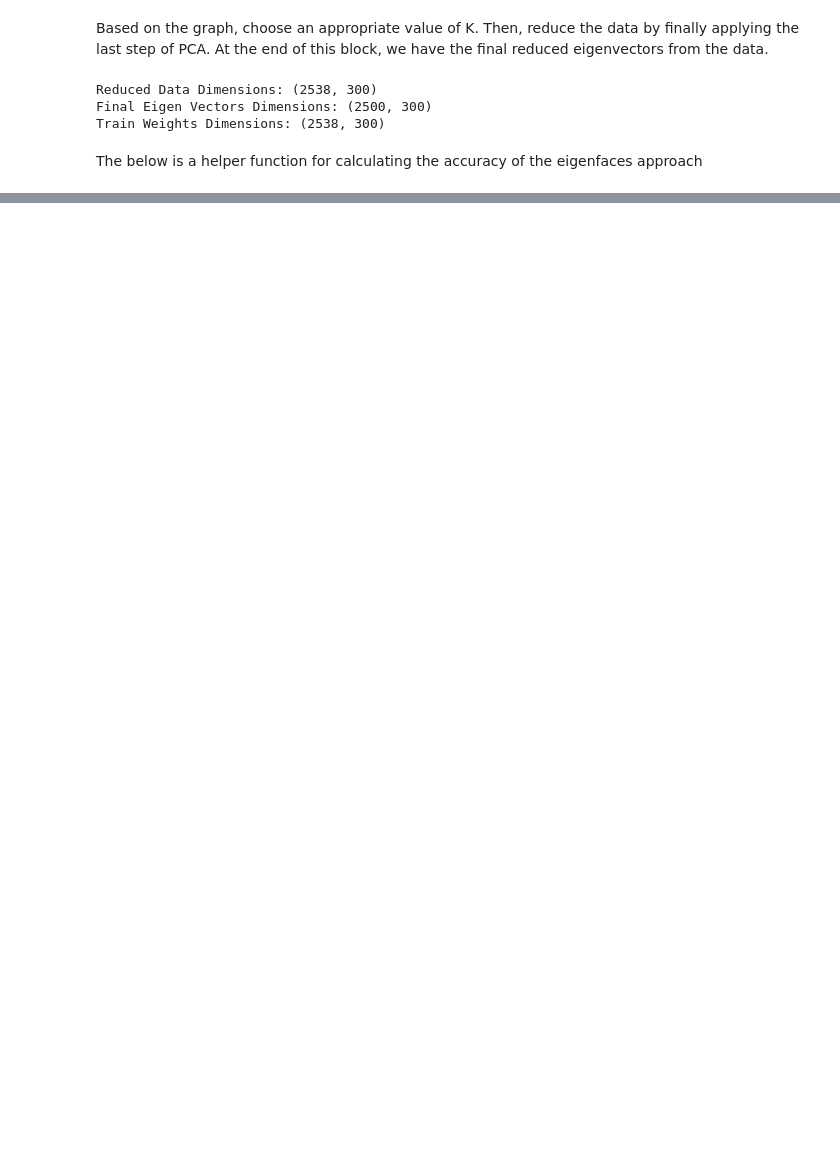
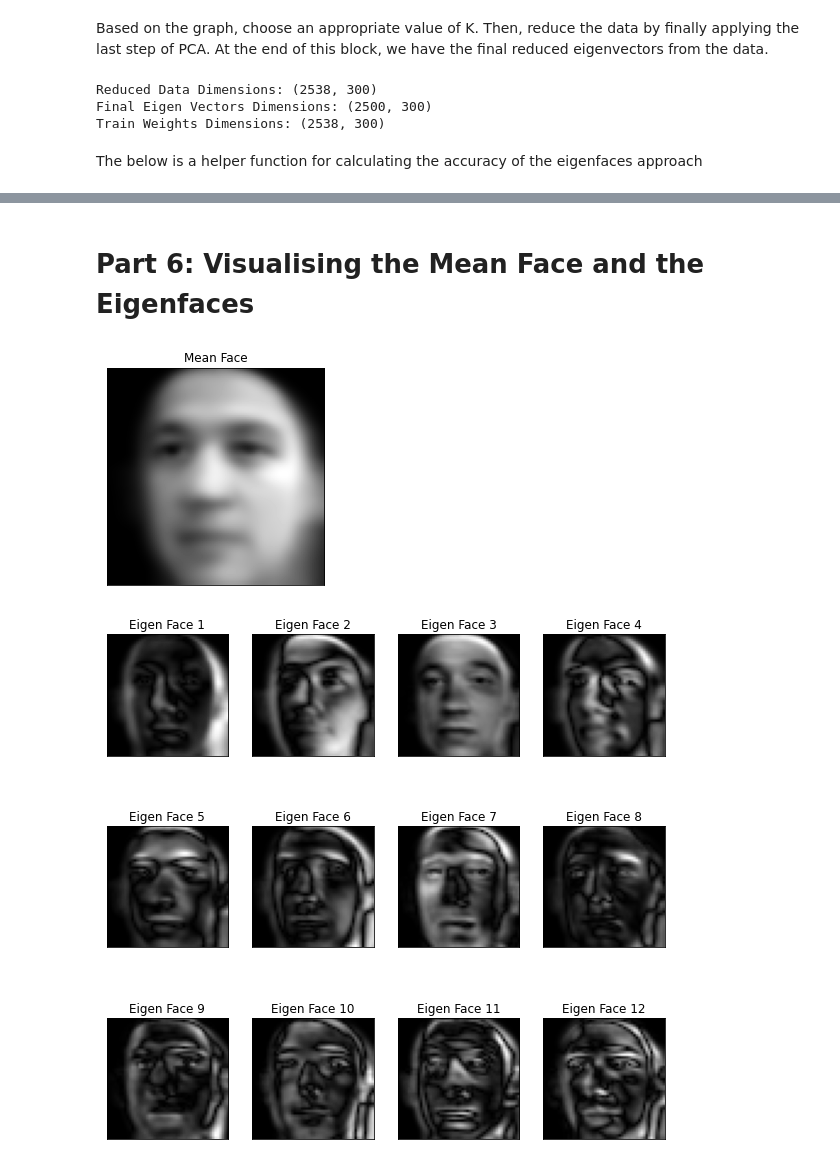
Before and after one commit to uditvyas/Face_Recognition, a Jupyter notebook: FINAL.ipynb, the cells around one changed output, grey strips where cells are left out. Drawn from its saved outputs; the diff is of its cells as text; code cells hidden in the pictures; blank space fills up the shorter version.

```diff
--- a/FINAL.ipynb
+++ b/FINAL.ipynb
@@ -351,0 +268,27 @@ print("Labels Array: {}".format(labels.shape))
+# %% [markdown]
+# Part 6: Visualising the Mean Face and the Eigenfaces
+# %%
+# Mean Face
+
+mean_face_2d = np.reshape(mean_face,(-1,h))
+mean_face_2d_resized = cv2.resize(mean_face_2d,(100,100))
+plt.imshow(mean_face_2d_resized,cmap=plt.cm.gray)
+plt.title("Mean Face")
+plt.xticks(())
+plt.yticks(())
+
+# Eigenfaces
+# Displaying Top 12 Eigenfaces
+
+plt.figure(figsize = (10,10))
+rows = 3
+cols = 4
+for i in range(rows * cols):
+    plt.subplot(rows, cols, i + 1)
+    plt.imshow(np.reshape(np.absolute(final_eigen_vectors[i]),(-1, h)), cmap=plt.cm.gray)
+    plt.title("Eigen Face {}".format(i+1))
+    plt.xticks(())
+    plt.yticks(())
+# %% [output]
+[figure, added]
+[figure, added]
```
Also changed, not shown: parts of 14 cells of this notebook, 3 other files.
